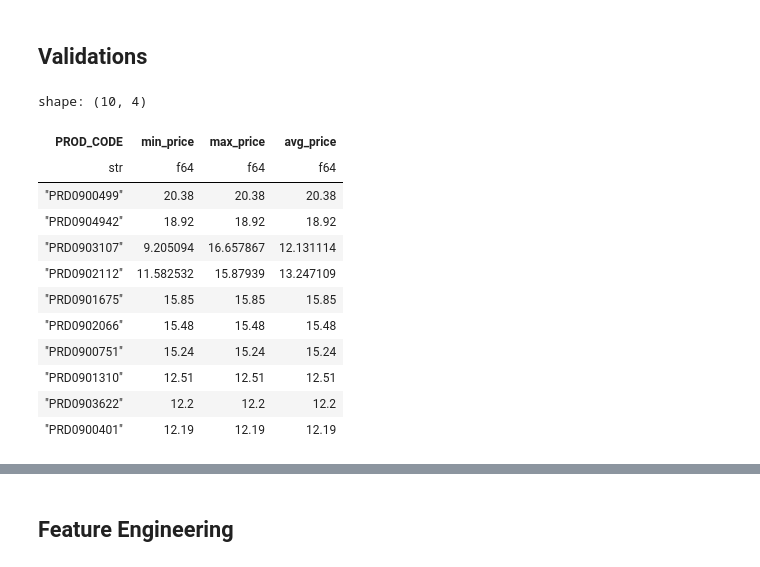
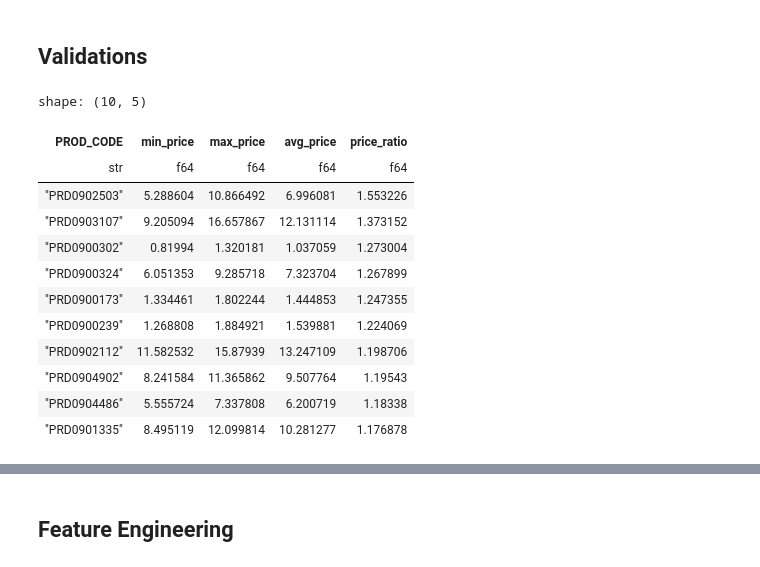
Before and after one commit to w-pinillo/price-opt-rl, a Jupyter notebook: notebooks/01-EDA.ipynb, the cells around one changed output, grey strips where cells are left out. Drawn from its saved outputs; the diff is of its cells as text; code cells hidden in the pictures.

Commit message:
Optimize polars lazy evaluation on EDA notebook

```diff
--- a/notebooks/01-EDA.ipynb
+++ b/notebooks/01-EDA.ipynb
@@ -105,0 +84,20 @@ daily_agg_lazy.head().collect()
+# %%
+# 5. Dataframe for main analysis
+product_daily = (
+    lazy_df
+    .filter(pl.col("PROD_CODE").is_in(combined_products_list))
+    .with_columns(
+        (pl.col("SPEND") / pl.col("QUANTITY")).alias("PRICE")
+    )
+    .group_by(["SHOP_DATE", "PROD_CODE"])
+    .agg([
+        pl.mean("PRICE").alias("avg_price"),
+        pl.sum("QUANTITY").alias("total_units"),
+        pl.sum("SPEND").alias("total_sales")
+    ])
+    .sort(["SHOP_DATE", "PROD_CODE"])
+    .collect(engine="streaming")
+)
+
+num_rows, num_cols = product_daily.shape
+print('Final Dataframe shape:', (num_rows, num_cols))
@@ -108,23 +108,3 @@ daily_agg_lazy.head().collect()
-# %%
-# Compute unit price
-filtered_df = filtered_df.with_columns(
-    (pl.col("SPEND") / pl.col("QUANTITY")).alias("UNIT_PRICE")
-)
-
-# Aggregate at product + date level
-product_daily = (
-    filtered_df
-    .group_by(["PROD_CODE", "SHOP_DATE"])
-    .agg([
-        pl.mean("UNIT_PRICE").alias("avg_price"),
-        pl.sum("QUANTITY").alias("total_units"),
-        pl.sum("SPEND").alias("total_sales"),
-    ])
-    .sort(["PROD_CODE", "SHOP_DATE"])
-)
-
-# Collect for analysis
-product_daily_df = product_daily.collect()
 # %%
 sample_product_ids = top_100_ids.head(3).to_list()
 
@@ -151,30 +131,31 @@ for product_id in sample_product_ids:
 # %%
 price_outliers = (
     product_daily
     .group_by("PROD_CODE")
     .agg([
         pl.min("avg_price").alias("min_price"),
         pl.max("avg_price").alias("max_price"),
         pl.mean("avg_price").alias("avg_price")
     ])
-    .sort("max_price", descending=True)
+    .with_columns((pl.col("max_price") / pl.col("avg_price")).alias("price_ratio"))
+    .sort("price_ratio", descending=True)
 )
 
 price_outliers.collect().head(10)
 # %% [output]
-shape: (10, 4)
+shape: (10, 5)
-| PROD_CODE | min_price | max_price | avg_price |
-| str | f64 | f64 | f64 |
-| "PRD0900499" | 20.38 | 20.38 | 20.38 |
-| "PRD0904942" | 18.92 | 18.92 | 18.92 |
-| "PRD0903107" | 9.205094 | 16.657867 | 12.131114 |
-| "PRD0902112" | 11.582532 | 15.87939 | 13.247109 |
-| "PRD0901675" | 15.85 | 15.85 | 15.85 |
-| "PRD0902066" | 15.48 | 15.48 | 15.48 |
-| "PRD0900751" | 15.24 | 15.24 | 15.24 |
-| "PRD0901310" | 12.51 | 12.51 | 12.51 |
-| "PRD0903622" | 12.2 | 12.2 | 12.2 |
-| "PRD0900401" | 12.19 | 12.19 | 12.19 |
+| PROD_CODE | min_price | max_price | avg_price | price_ratio |
+| str | f64 | f64 | f64 | f64 |
+| "PRD0902503" | 5.288604 | 10.866492 | 6.996081 | 1.553226 |
+| "PRD0903107" | 9.205094 | 16.657867 | 12.131114 | 1.373152 |
+| "PRD0900302" | 0.81994 | 1.320181 | 1.037059 | 1.273004 |
+| "PRD0900324" | 6.051353 | 9.285718 | 7.323704 | 1.267899 |
+| "PRD0900173" | 1.334461 | 1.802244 | 1.444853 | 1.247355 |
+| "PRD0900239" | 1.268808 | 1.884921 | 1.539881 | 1.224069 |
+| "PRD0902112" | 11.582532 | 15.87939 | 13.247109 | 1.198706 |
+| "PRD0904902" | 8.241584 | 11.365862 | 9.507764 | 1.19543 |
+| "PRD0904486" | 5.555724 | 7.337808 | 6.200719 | 1.18338 |
+| "PRD0901335" | 8.495119 | 12.099814 | 10.281277 | 1.176878 |
 # %%
 quantity_outliers = (
     product_daily
```
Also changed, not shown: parts of 16 cells of this notebook.
